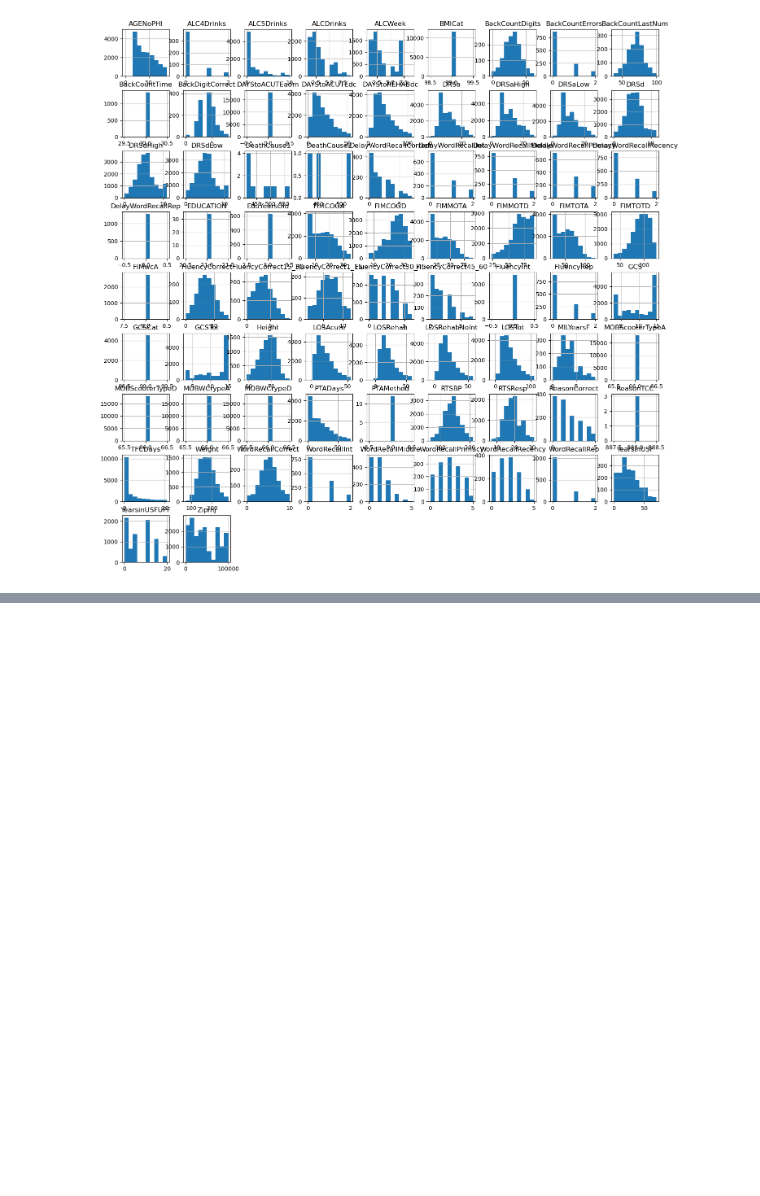
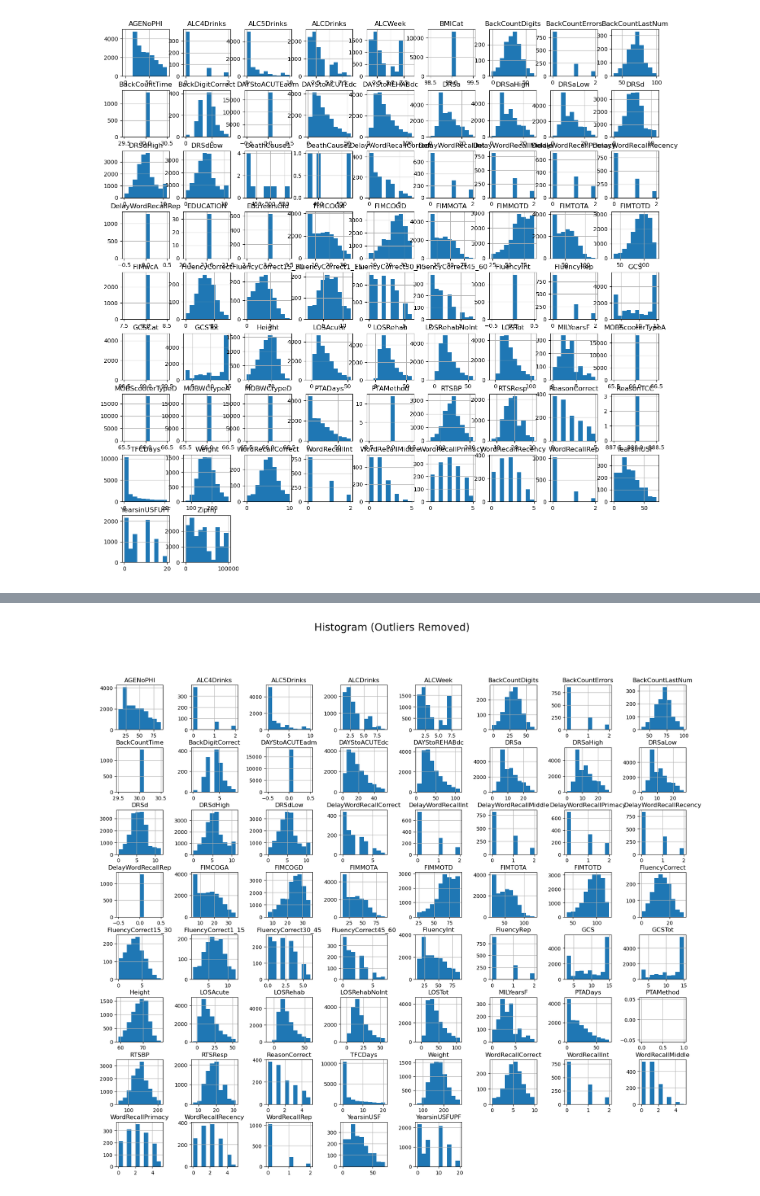
Before and after one commit to olsenben/PREDDICT-SPAULDING, a Jupyter notebook: notebooks/01_data_preprocessing.ipynb, the cells around one changed output, grey strips where cells are left out. Saved outputs shown, nothing was run; the diff lists cells and outputs as text; code cells hidden in the pictures; blank space fills up the shorter version.

Commit message:
continuous data separated, categorical data needs screening

```diff
--- a/notebooks/01_data_preprocessing.ipynb
+++ b/notebooks/01_data_preprocessing.ipynb
@@ -156,11 +156,11 @@ def normalize_code(code):
     except ValueError:
         return str(code)
 
-def process_mixed_variables(df, value_labels_dict, new_df=False):
+def process_mixed_variables(df, value_labels_dict, replace_columns=False):
 
     """ takes a data frame and removes codes based on passed dictionary
-        then gives them embeddings in a new column. Can keep original columns (new_df=False)
-        with cleaned data in new colums or replace old columns with cleaned data under same column name (new_df=True)
+        then gives them embeddings in a new column. Can keep original columns (replace_columns=False)
+        with cleaned data in new colums or replace old columns with cleaned data under same column name (replace_columns=True)
     """
 
     df = df.copy()  # Prevent modifying original
@@ -185,7 +185,7 @@ def process_mixed_variables(df, value_labels_dict, new_df=False):
         mapped_dict = {str(float(k)) if k.isdigit() else k: v for k, v in codes_dict.items()}
         label_series = df[var].map(mapped_dict)
 
-        if new_df == True:
+        if replace_columns == True:
             new_columns[var] = clean_series
         else:
             new_columns[f'{var}_clean'] = clean_series
@@ -209,7 +209,7 @@ def process_mixed_variables(df, value_labels_dict, new_df=False):
         summary_list.append(summary)
 
     # Add all new columns at once
-    if new_df == True:
+    if replace_columns == True:
         df = pd.DataFrame.from_dict(new_columns)
     else:
         df = pd.concat([df, pd.DataFrame(new_columns)], axis=1)
@@ -220,7 +220,7 @@ def process_mixed_variables(df, value_labels_dict, new_df=False):
 
     return df, summary_df
 
-df_clean, summary = process_mixed_variables(df, var_labels_dict, new_df=True)
+df_decoded, summary = process_mixed_variables(df, var_labels_dict, replace_columns=True)
 # %%
 import matplotlib.pyplot as plt
 
@@ -296,0 +429,26 @@ var_labels_dict['BMICat']
+# %%
+cont_data = df_decoded_clean[cont_cols]
+
+Q1 = cont_data.quantile(0.25)
+Q3 = cont_data.quantile(0.75)
+IQR = Q3 - Q1
+
+# Define bounds (you can adjust the multiplier)
+lower_bound = Q1 - 1.5 * IQR
+upper_bound = Q3 + 1.5 * IQR
+
+# Filter out outliers
+filtered_cont_data = cont_data[(cont_data >= lower_bound) & (cont_data <= upper_bound)]
+
+# Plot histogram
+ax = filtered_cont_data.hist(figsize=(20, 17))
+
+# Adjust spacing between subplots
+plt.subplots_adjust(hspace=0.4, wspace=0.6)
+
+# Add a title to the whole figure (optional)
+plt.suptitle("Histogram (Outliers Removed)", fontsize=20)
+
+plt.show()
+# %% [output]
+[figure, added]
```
Also changed, not shown: parts of 9 cells of this notebook.
